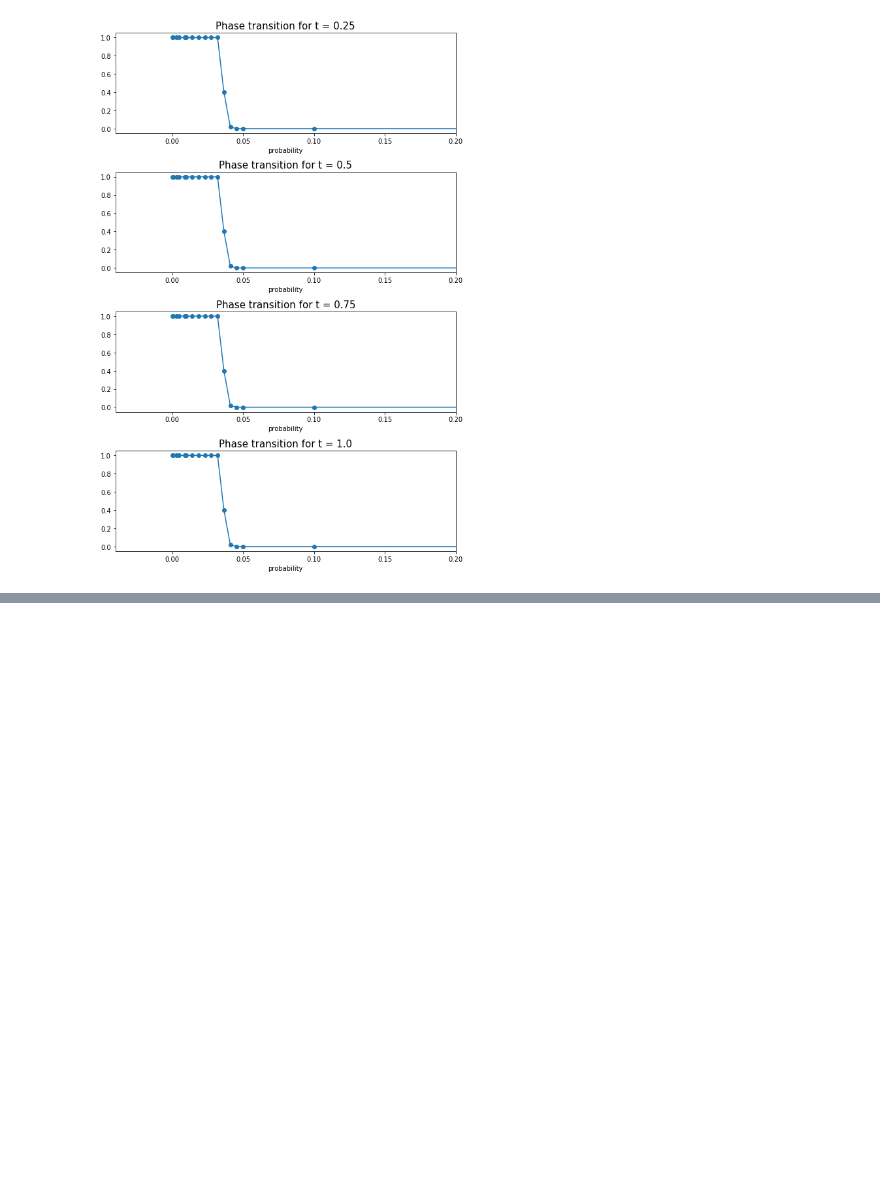
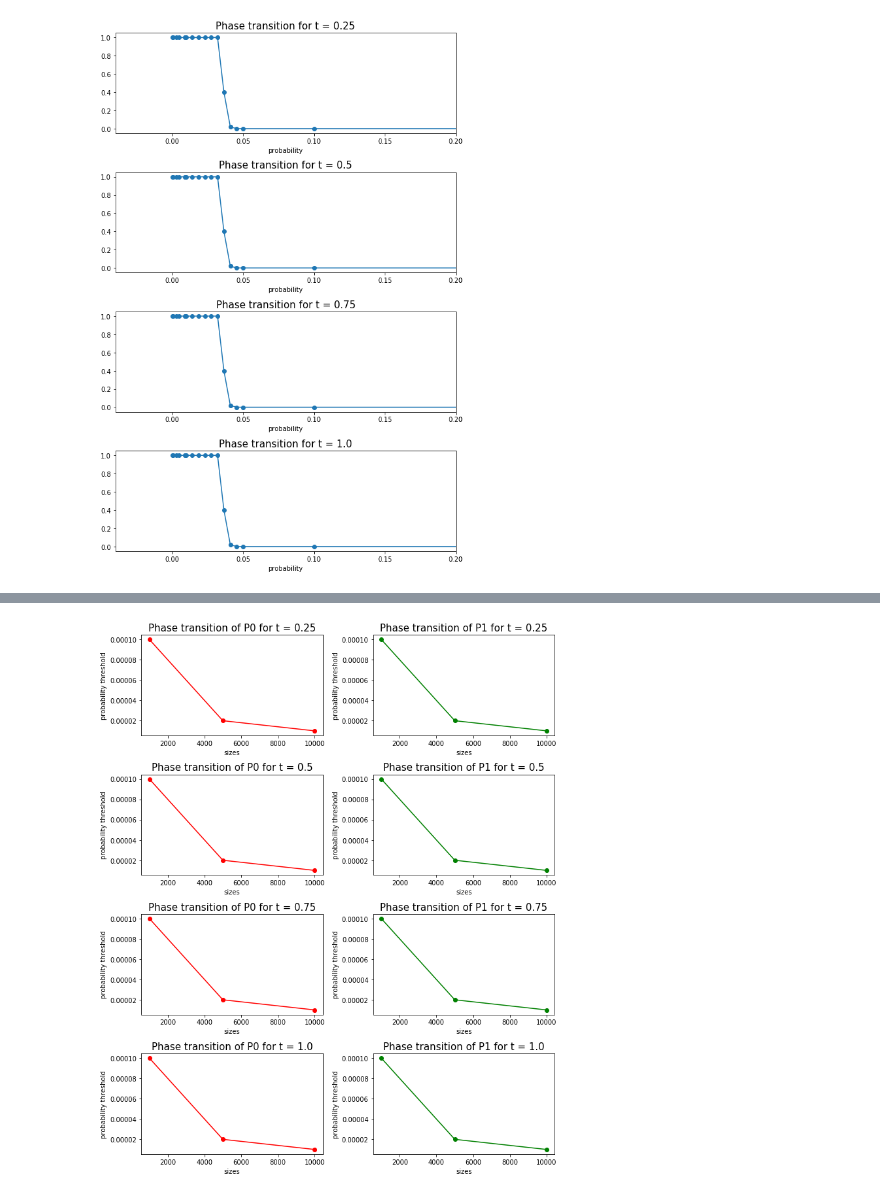
Before and after one commit to liacov/FLTR-Gnp, a Jupyter notebook: phases-visualization.ipynb, the cells around one changed output, grey strips where cells are left out. Cells and saved outputs as stored; diff of their text form; code cells hidden in the pictures; blank space fills up the shorter version.

```diff
--- a/phases-visualization.ipynb
+++ b/phases-visualization.ipynb
@@ -105,0 +175,4 @@ plot_data_nodes(prob, d, N, res, t)
+# %%
+plot_threshold(True, [1000, 5000, 10000], res, t)
+# %% [output]
+[figure, added]
```
Also changed, not shown: parts of 7 cells of this notebook, 4 other files.
